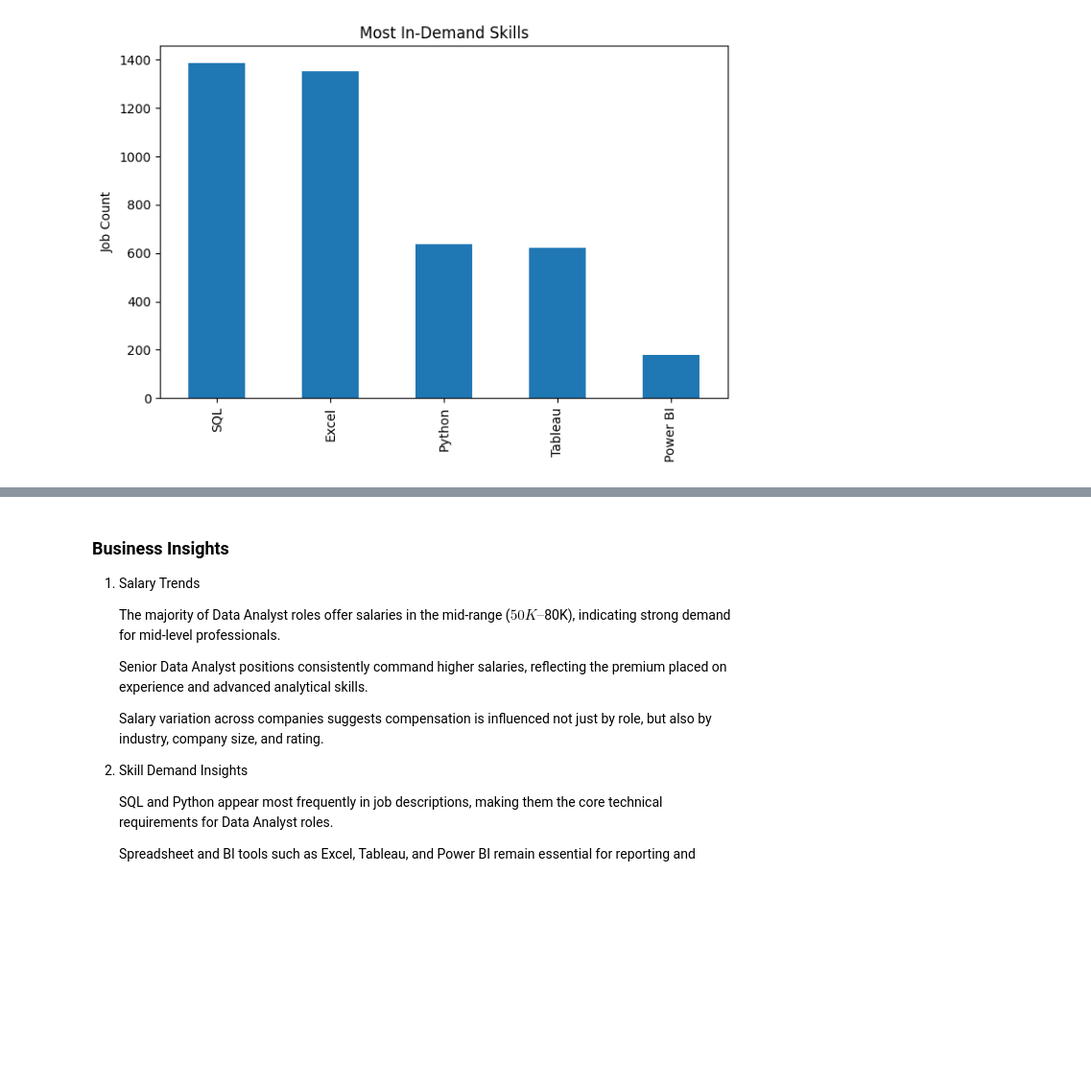
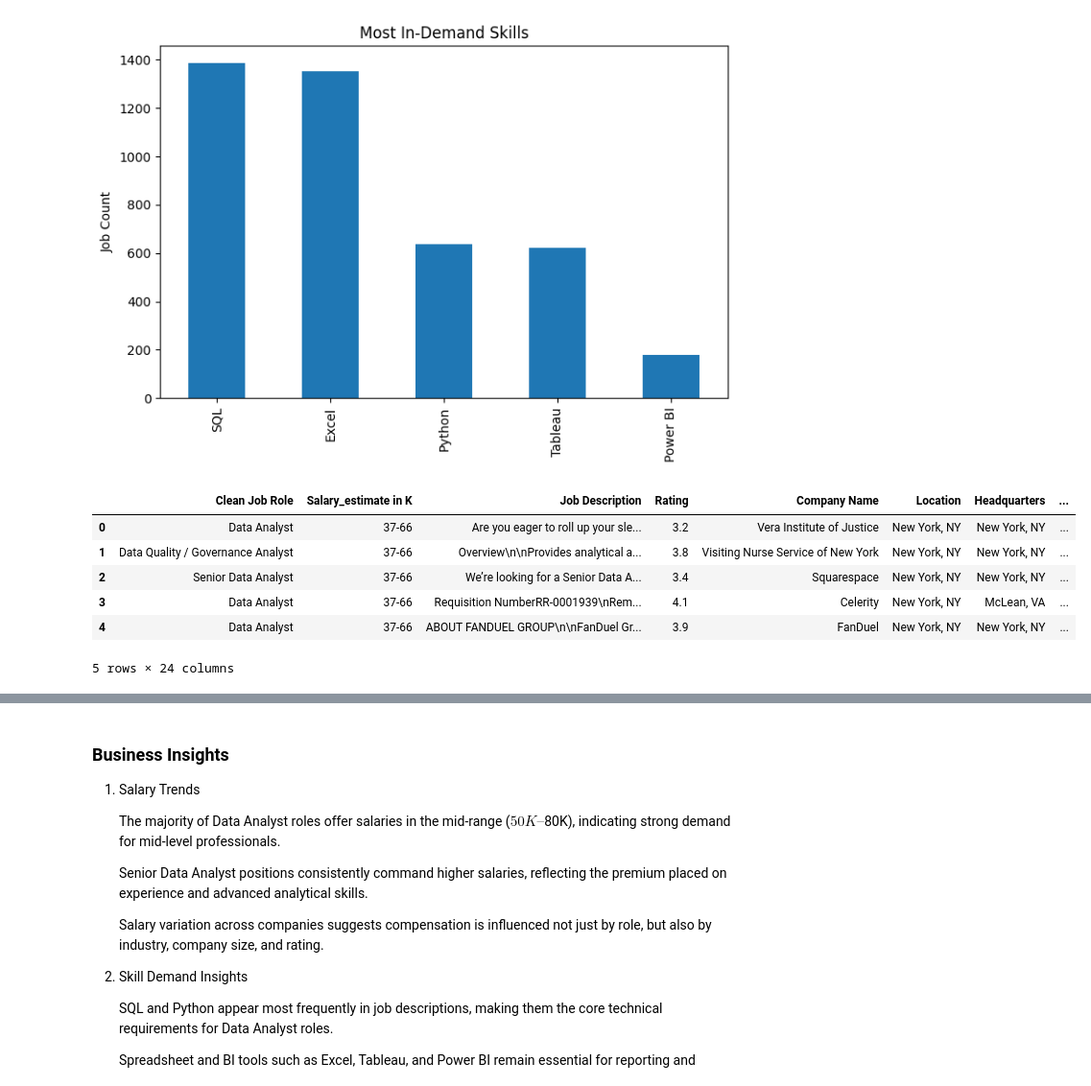
Before and after one commit to Anoushka-Thakur/Data-analyst-jobs-analysis, a Jupyter notebook: data analyst job market analysis.ipynb, the cells around one changed output, grey strips where cells are left out. Shown at 96% size. Saved outputs shown, nothing was run; the diff lists cells and outputs as text; code cells hidden in the pictures; blank space fills up the shorter version.

```diff
--- a/data analyst job market analysis.ipynb
+++ b/data analyst job market analysis.ipynb
@@ -287,3 +354,13 @@ plt.ylabel("Job Count")
 plt.show()
 # %% [output]
 [figure]
+# %%
+data.head()
+# %% [output]
+|  | Clean Job Role | Salary_estimate in K | Job Description | Rating | Company Name | Location | Headquarters | ... |
+| 0 | Data Analyst | 37-66 | Are you eager to roll up your sle... | 3.2 | Vera Institute of Justice | New York, NY | New York, NY | ... |
+| 1 | Data Quality / Governance Analyst | 37-66 | Overview\n\nProvides analytical a... | 3.8 | Visiting Nurse Service of New York | New York, NY | New York, NY | ... |
+| 2 | Senior Data Analyst | 37-66 | We’re looking for a Senior Data A... | 3.4 | Squarespace | New York, NY | New York, NY | ... |
+| 3 | Data Analyst | 37-66 | Requisition NumberRR-0001939\nRem... | 4.1 | Celerity | New York, NY | McLean, VA | ... |
+| 4 | Data Analyst | 37-66 | ABOUT FANDUEL GROUP\n\nFanDuel Gr... | 3.9 | FanDuel | New York, NY | New York, NY | ... |
+5 rows × 24 columns
```
Also changed, not shown: parts of 12 cells of this notebook, 2 other files.
